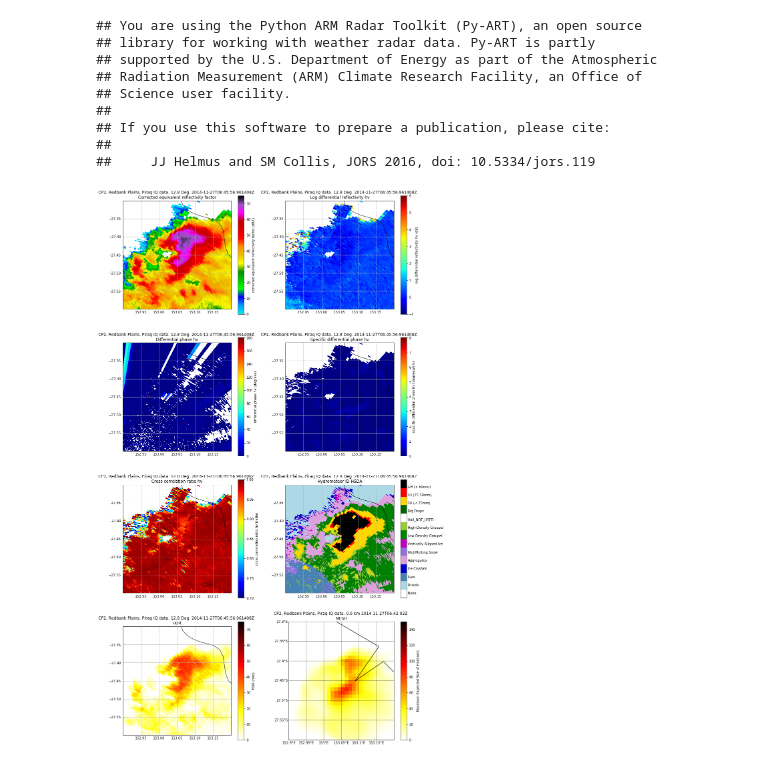
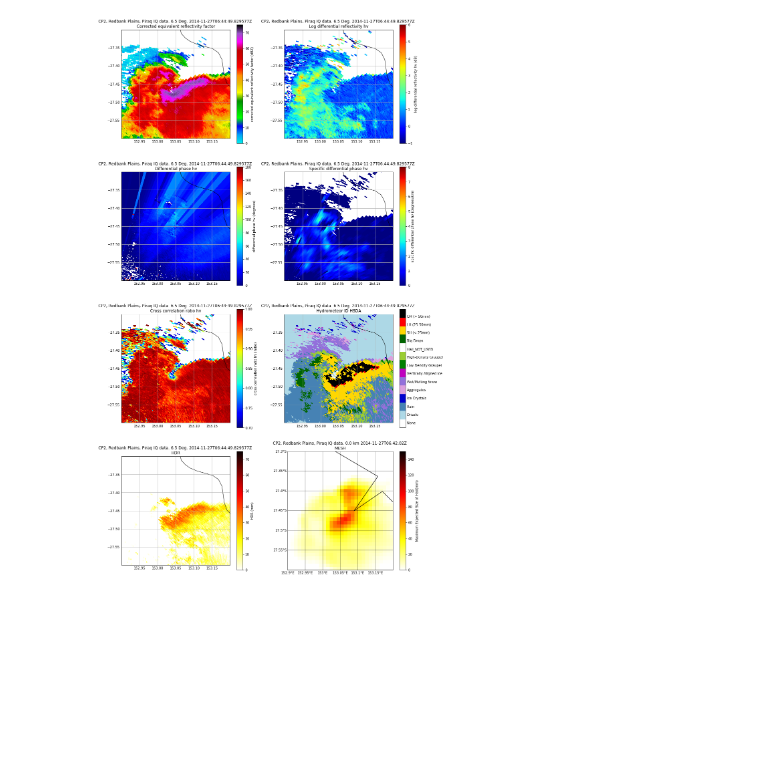
Before and after one commit to joshua-wx/pyhail, a Jupyter notebook: notebooks/inspection_plot.ipynb, the cells around one changed output. Drawn from its saved outputs; the diff is of its cells as text; code cells hidden in the pictures; blank space fills up the shorter version.

```diff
--- a/notebooks/inspection_plot.ipynb
+++ b/notebooks/inspection_plot.ipynb
@@ -107,41 +107,32 @@ def eight_panel_plot(vol_ffn, grid_ffn, out_fn,
     if save_flag:
         plt.savefig(out_fn,dpi=100)
 
 #create colormaps
 hsda_hid_colors = ['White', 'LightBlue', 'SteelBlue', 'MediumBlue',
           'Plum','MediumPurple','m',
           'Green','YellowGreen',
           'White',
           'DarkGreen',
           'Gold','Red','Black']
 hsda_cmaphid = colors.ListedColormap(hsda_hid_colors)
 
 #set up plotting domain
-sweep     = 7
+sweep     = 5
 level     = 0
 max_lat   = -27.3
 min_lat   = -27.6
 min_lon   = 152.9
 max_lon   = 153.2
 lat_lines = np.arange(-26, -29, -.05)
 lon_lines = np.arange(151, 154, .05)
 
 #paths
 vol_ffn   = '/g/data1a/kl02/jss548/hail-research/processed_data/testing/CP2_20141127_064202_processed.nc'
 grid_ffn  = '/g/data1a/kl02/jss548/hail-research/processed_data/testing/CP2_20141127_064202_meshgrids.nc'
 save_flag = False
 img_ffn   = 'image_out/CP2_20141127_064202.png'
 
 #generate plot
 eight_panel_plot(vol_ffn, grid_ffn, img_ffn, cmap6=hsda_cmaphid)
 # %% [output]
-## You are using the Python ARM Radar Toolkit (Py-ART), an open source
-## library for working with weather radar data. Py-ART is partly
-## supported by the U.S. Department of Energy as part of the Atmospheric
-## Radiation Measurement (ARM) Climate Research Facility, an Office of
-## Science user facility.
-##
-## If you use this software to prepare a publication, please cite:
-##
-##     JJ Helmus and SM Collis, JORS 2016, doi: 10.5334/jors.119
-[figure, old version]
+[figure, new version]
```
Also changed, not shown: 3 other files.
